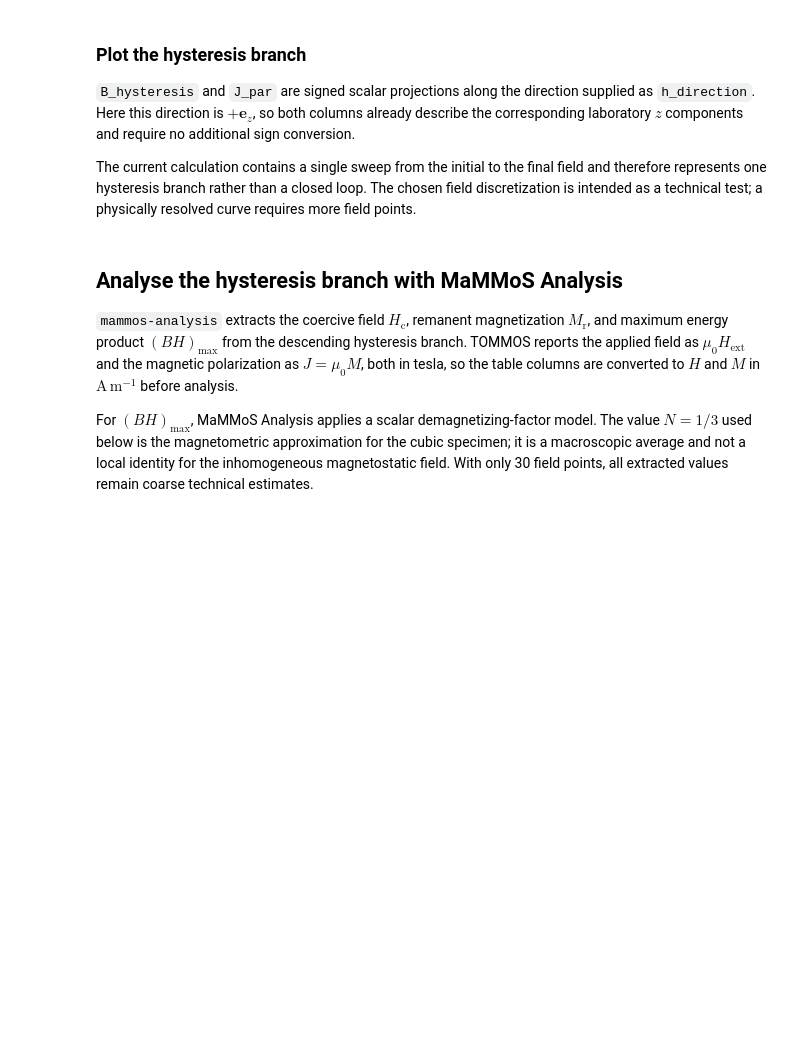
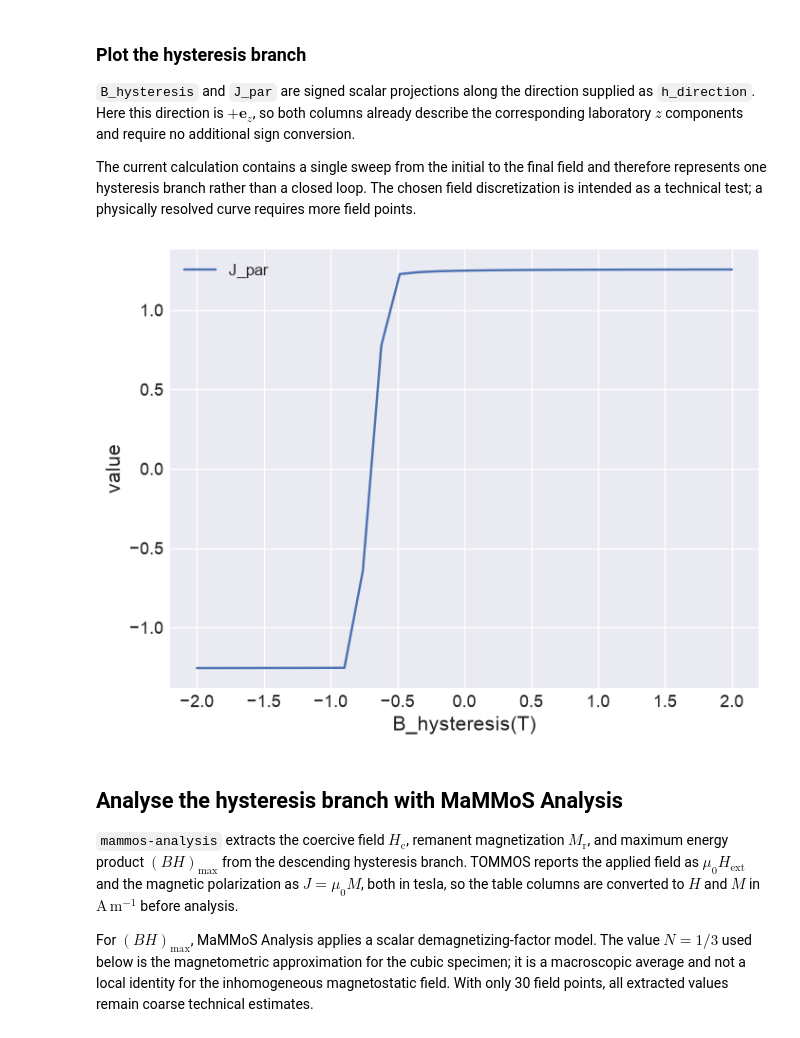
Before and after one commit to MaMMoS-project/tommos-adapter, a Jupyter notebook: examples/multigrain-tutorial.ipynb, the cells around one changed output. Drawn from its saved outputs; the diff is of its cells as text; code cells hidden in the pictures; blank space fills up the shorter version.

Commit message:
Update multigrain tutorial and enable headless plots

```diff
--- a/examples/multigrain-tutorial.ipynb
+++ b/examples/multigrain-tutorial.ipynb
@@ -100,14 +130,21 @@ pl.show()
 ### Plot the average magnetization of each grain
 
 Instead of displaying the complete nodal vector field, the next view shows one volume-weighted magnetization vector per grain. Each arrow is centered on the volume-weighted grain center, its direction is the mean magnetization direction, and its length represents the magnitude of the mean. `micromagneticdata` provides access to all TOMMOS snapshots while restoring the original system grid without the Airbox. Use the slider to select a snapshot; states are loaded on demand and only their four averaged vectors are cached.
+# %%
+drive = mdata.Data(name="multigrain")[-1]
 # %%
-# NBVAL_SKIP
-drive = mdata.Data(name=system.name)[-1]
+# TODO: load the data from disc instead from system
+# TODO: no more system. from drive.
+
 slider_fields = drive.table.data[drive.x].to_numpy()
 if drive.n < 2:
     raise RuntimeError("At least two TOMMOS snapshots are required for the slider.")
 
-magnetic_region_ids = np.unique(np.asarray(system.m.cell_data["mat_id"])[np.asarray(system.m.cell_data["Ms"]) > 0])
+reference_state = drive.m0
+magnetic_mask = np.asarray(reference_state.cell_data["Ms"]) > 0
+magnetic_region_ids = np.unique(np.asarray(reference_state.cell_data["mat_id"])[magnetic_mask])
+magnetic_state = reference_state.extract_cells(magnetic_mask)
+domain_lengths = np.ptp(np.asarray(magnetic_state.bounds).reshape(3, 2), axis=1)
 
 
 def grain_average_data(state):
@@ -217,8 +263,9 @@ system.table.data.head()
 
 The current calculation contains a single sweep from the initial to the final field and therefore represents one hysteresis branch rather than a closed loop. The chosen field discretization is intended as a technical test; a physically resolved curve requires more field points.
 # %%
-# NBVAL_SKIP
-system.table.mpl(y=["J_par"])
+drive.table.mpl(y=["J_par"])
+# %% [output]
+[figure, added]
 # %% [markdown]
 ## Analyse the hysteresis branch with MaMMoS Analysis
 
```
Also changed, not shown: parts of 17 cells of this notebook, 1 other file.
